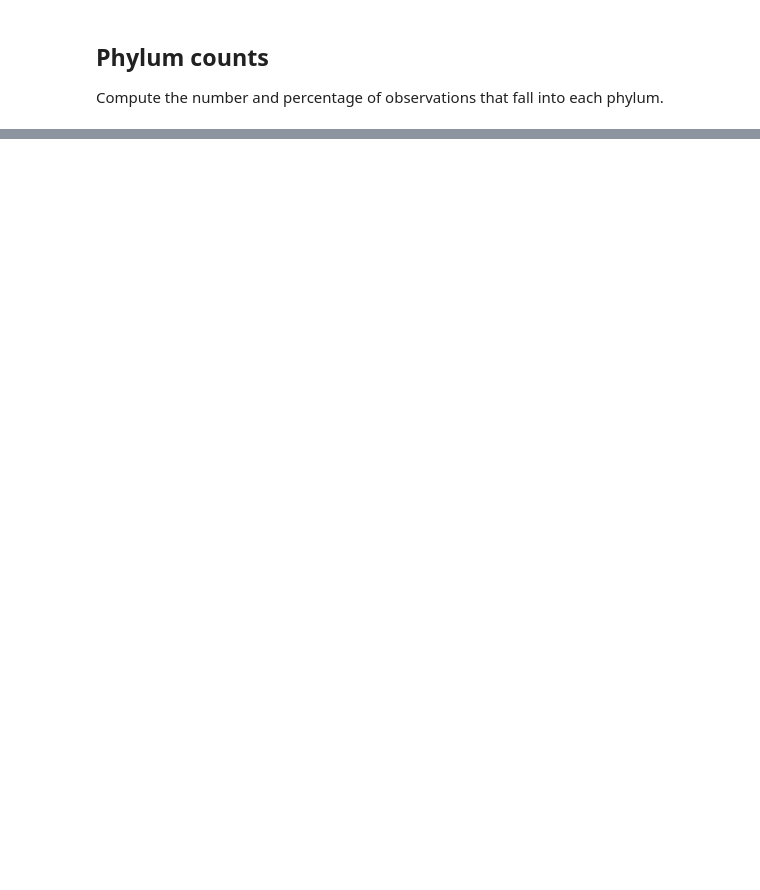
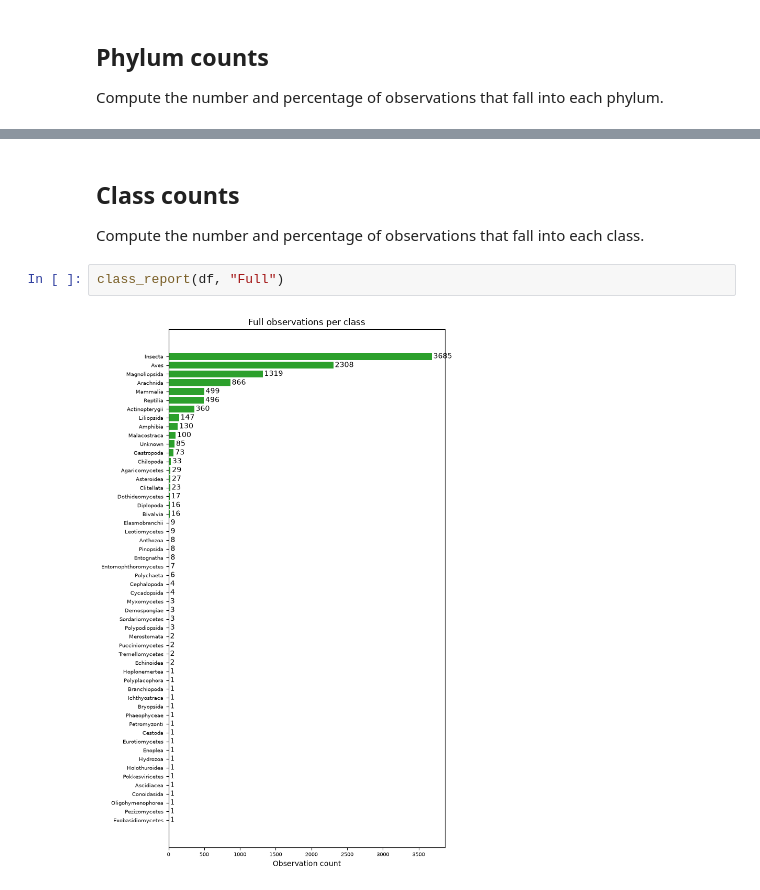
Before and after one commit to mbhoop/alt_text_generator, a Jupyter notebook: notebooks/sample_generator.ipynb, the cells around one changed output, grey strips where cells are left out. Drawn from its saved outputs; the diff is of its cells as text; blank space fills up the shorter version.

```diff
--- a/notebooks/sample_generator.ipynb
+++ b/notebooks/sample_generator.ipynb
@@ -462,0 +88,8 @@ class_chart()
+# %% [markdown]
+## Class counts
+
+Compute the number and percentage of observations that fall into each class.
+# %%
+class_report(df, "Full")
+# %% [output]
+[figure, added]
```
Also changed, not shown: parts of 44 cells of this notebook, 23 other files.
